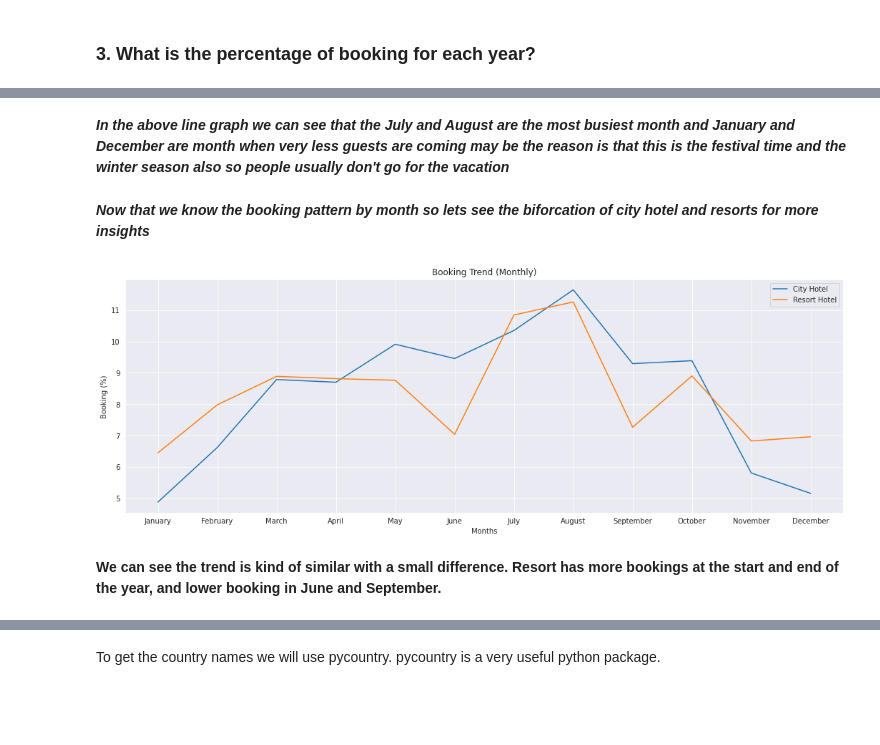
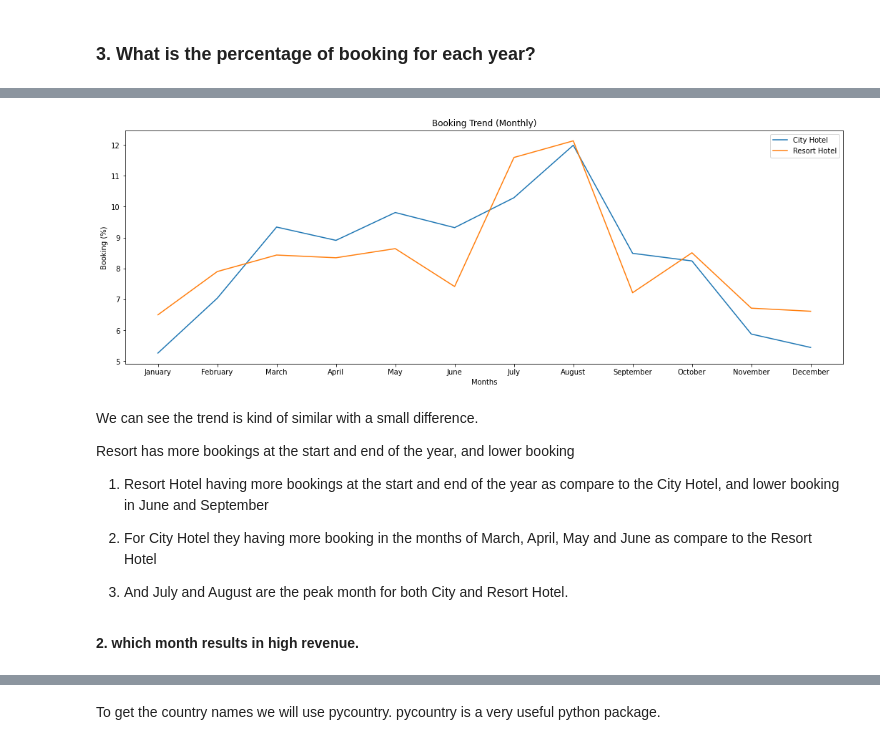
Before and after one commit to Zunaid686/NYC-taxi-trip-duration, a Jupyter notebook: Copy_of_Copy_of_Copy_of_Hotel_Booking_Analysis_Capstone_Project.ipynb, the cells around one changed output, grey strips where cells are left out. Saved outputs shown, nothing was run; the diff lists cells and outputs as text; code cells hidden in the pictures; blank space fills up the shorter version.

```diff
--- a/Copy_of_Copy_of_Copy_of_Hotel_Booking_Analysis_Capstone_Project.ipynb
+++ b/Copy_of_Copy_of_Copy_of_Hotel_Booking_Analysis_Capstone_Project.ipynb
@@ -138,0 +157,3 @@ First we will try to eliminate the null values from the dataset
+# %%
+# Dropping duplicate values
+df.drop_duplicates(inplace = True)
@@ -161,6 +186,3 @@ Firstly drop the rows where there is no adult, baby and child
-# %%
-## Drop Rows where there is no adult, baby and child
-df = df.drop(df[( df.adults + df.babies + df.children ) == 0 ].index)
 # %% [markdown]
 We have 4 columns having missing values.
 
@@ -199,3 +221,6 @@ From this we have removed all the null values and the unecessary value that we d
 # %%
 ## convert datatype of these columns from float to integer
 df[['children', 'company', 'agent']] = df[['children', 'company', 'agent']].astype('int64')
+# %%
+# changing datatype of column 'reservation_status_date' to data_type.
+df['reservation_status_date'] = pd.to_datetime(df['reservation_status_date'], format = '%Y-%m-%d')
@@ -202,3 +229,9 @@ df[['children', 'company', 'agent']] = df[['children', 'company', 'agent']].asty
+# %%
+# Adding total staying days in hotels
+df['total_stay'] = df['stays_in_weekend_nights']+df['stays_in_week_nights']
+
+# Adding total people num as column, i.e. total people num = num of adults + children + babies
+df['total_people'] = df['adults']+df['children']+df['babies']
 # %% [markdown]
 # **Exploratory Data Analysis**
 # %%
@@ -297,36 +448,47 @@ plot(x, y, x_label='Months', y_label='Booking (%)', title='Booking Trend (Monthl
-# %% [markdown]
-***In the above line graph we can see that the July and August are the most busiest month and January and December are month when very less guests are coming may be the reason is that this is the festival time and the winter season also so people usually don't go for the vacation***
-# %% [markdown]
-***Now that we know the booking pattern by month so lets see the biforcation of city hotel and resorts for more insights***
 # %%
+## Order of months
+new_order = ['January', 'February', 'March', 'April', 'May', 'June', 'July', 'August', 'September', 'October',
+             'November', 'December']
 ## Select only City Hotel
-sorted_months = df_not_canceled.loc[df.hotel=='City Hotel' ,'arrival_date_month'].value_counts().reindex(new_order)
+sorted_months = df_not_canceled.loc[df['hotel']=='City Hotel' ,'arrival_date_month'].value_counts().reindex(new_order)
 
 x1 = sorted_months.index
 y1 = sorted_months/sorted_months.sum()*100
 
 ## Select only Resort Hotel
 sorted_months = df_not_canceled.loc[df.hotel=='Resort Hotel' ,'arrival_date_month'].value_counts().reindex(new_order)
 
 x2 = sorted_months.index
 y2 = sorted_months/sorted_months.sum()*100
 
 ## Draw the line plot
 
 fig, ax = plt.subplots(figsize=(18,6))
 
 ax.set_xlabel('Months')
 ax.set_ylabel('Booking (%)')
 ax.set_title('Booking Trend (Monthly)')
 
 
 sns.lineplot(x1, y1.values, label='City Hotel')
 sns.lineplot(x1, y2.values, label='Resort Hotel')
 
 plt.show()
 # %% [output]
-[figure, old version]
+[figure, new version]
 # %% [markdown]
 
 
-**We can see the trend is kind of similar with a small difference. Resort has more bookings at the start and end of the year, and lower booking in June and September.**
+We can see the trend is kind of similar with a small difference.
+
+ Resort has more bookings at the start and end of the year, and lower booking
+
+1.   Resort Hotel having more bookings at the start and end of the year as compare to the City Hotel, and lower booking in June and September
+
+2.   For City Hotel they having more booking in the months of March, April, May and June as compare to the Resort Hotel
+
+
+
+3.  And July and August are the peak month for both City and Resort Hotel.
+# %% [markdown]
+**2. which month results in high revenue.**
```
Also changed, not shown: parts of 70 cells of this notebook.
